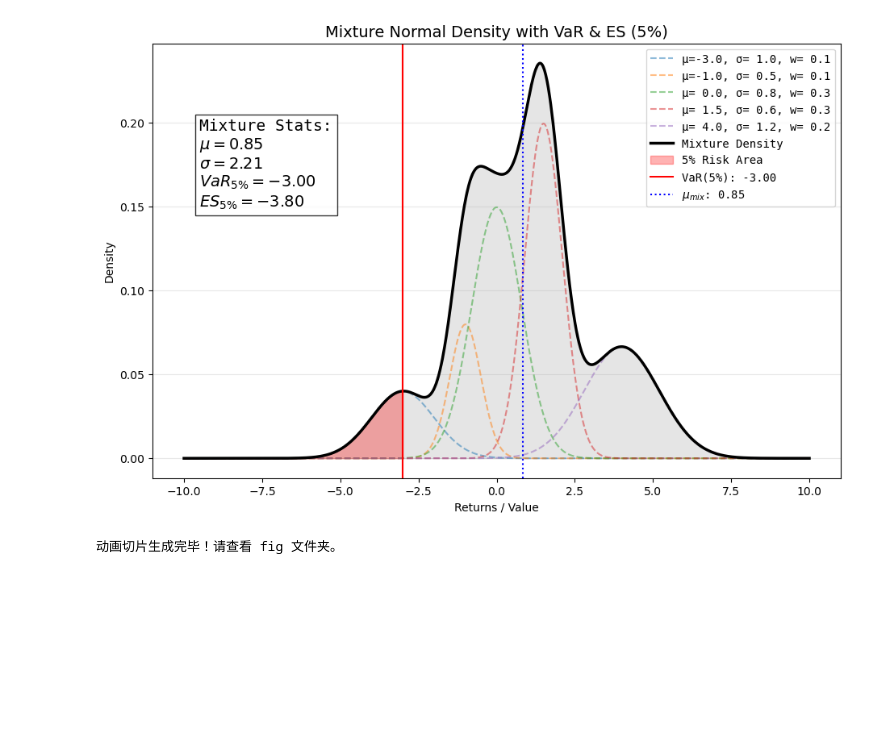
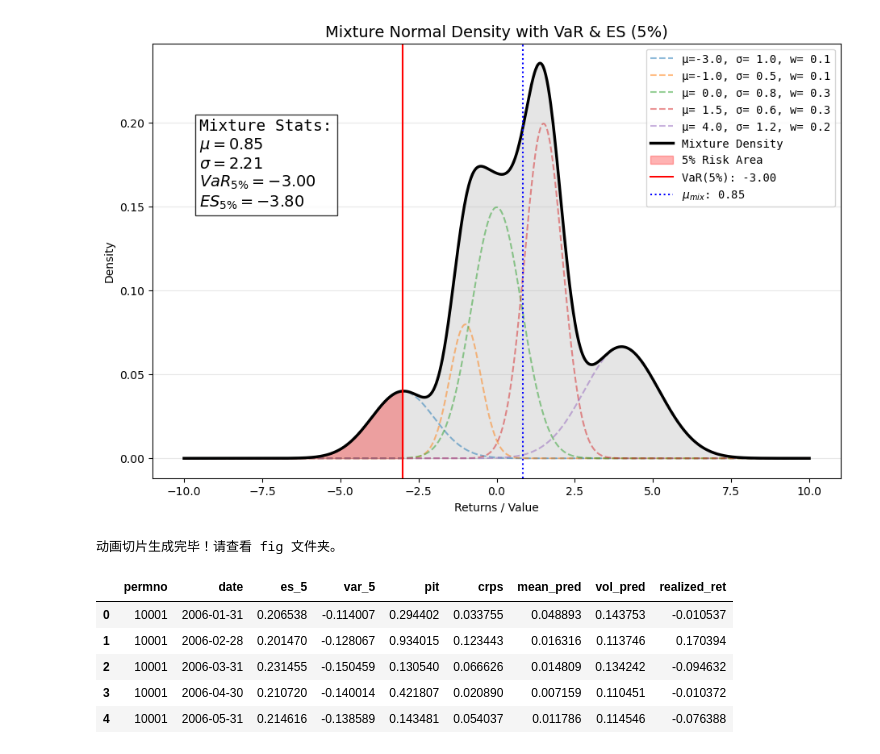
Before and after one commit to damonuc/PricingTailRisk_MDN, a Jupyter notebook: 3.0analyse.ipynb, the cells around one changed output. Saved outputs shown, nothing was run; the diff lists cells and outputs as text; code cells hidden in the pictures; blank space fills up the shorter version.

```diff
--- a/3.0analyse.ipynb
+++ b/3.0analyse.ipynb
@@ -186,3 +186,45 @@ plt.close() # 绘图完毕，关闭内存中的画布
 print("动画切片生成完毕！请查看 fig 文件夹。")
 # %% [output]
 动画切片生成完毕！请查看 fig 文件夹。
+# %%
+import pandas as pd
+import numpy as np
+import sqlite3
+import json
+import torch
+from scipy.stats import norm
+from scipy.optimize import brentq
+import matplotlib.pyplot as plt
+import seaborn as sns
+from tqdm import tqdm
+import matplotlib.dates as mdates
+import math
+import os
+import statsmodels.api as sm
+from scipy import stats
+from scipy.stats.mstats import winsorize
+from statsmodels.stats.sandwich_covariance import cov_hac
+import warnings
+warnings.filterwarnings('ignore')
+
+pd.set_option('display.max_columns', None)  # 显示所有列
+pd.set_option('display.max_rows', 100)     # 显示前100行
+
+os.chdir('/Users/jianbinchen/NonSync/GitHub/Research/PricingTailRisk_MDN/code')
+# %%
+
+final_oos_df = pd.read_parquet('/Users/jianbinchen/Downloads/final_oos_df_20260430_0833.parquet')
+metrics_df=pd.read_parquet('/Users/jianbinchen/Downloads/metrics_df_20260430_0833.parquet')
+ES_df = pd.read_parquet('/Users/jianbinchen/Downloads/ES_df_20260430_0833.parquet')
+
+# micro_df = pd.read_parquet('/kaggle/input/datasets/jianbinchenuc/mdndata-1990/micro_data.parquet')
+micro_df = pd.read_parquet('/Users/jianbinchen/NonSync/GitHub/Research/PricingTailRisk_MDN/data/micro_data.parquet')
+
+ES_df.head(5)
+# %% [output]
+|  | permno | date | es_5 | var_5 | pit | crps | mean_pred | vol_pred | realized_ret |
+| 0 | 10001 | 2006-01-31 | 0.206538 | -0.114007 | 0.294402 | 0.033755 | 0.048893 | 0.143753 | -0.010537 |
+| 1 | 10001 | 2006-02-28 | 0.201470 | -0.128067 | 0.934015 | 0.123443 | 0.016316 | 0.113746 | 0.170394 |
+| 2 | 10001 | 2006-03-31 | 0.231455 | -0.150459 | 0.130540 | 0.066626 | 0.014809 | 0.134242 | -0.094632 |
+| 3 | 10001 | 2006-04-30 | 0.210720 | -0.140014 | 0.421807 | 0.020890 | 0.007159 | 0.110451 | -0.010372 |
+| 4 | 10001 | 2006-05-31 | 0.214616 | -0.138589 | 0.143481 | 0.054037 | 0.011786 | 0.114546 | -0.076388 |
```
Also changed, not shown: parts of 4 cells of this notebook, 3 other files.
